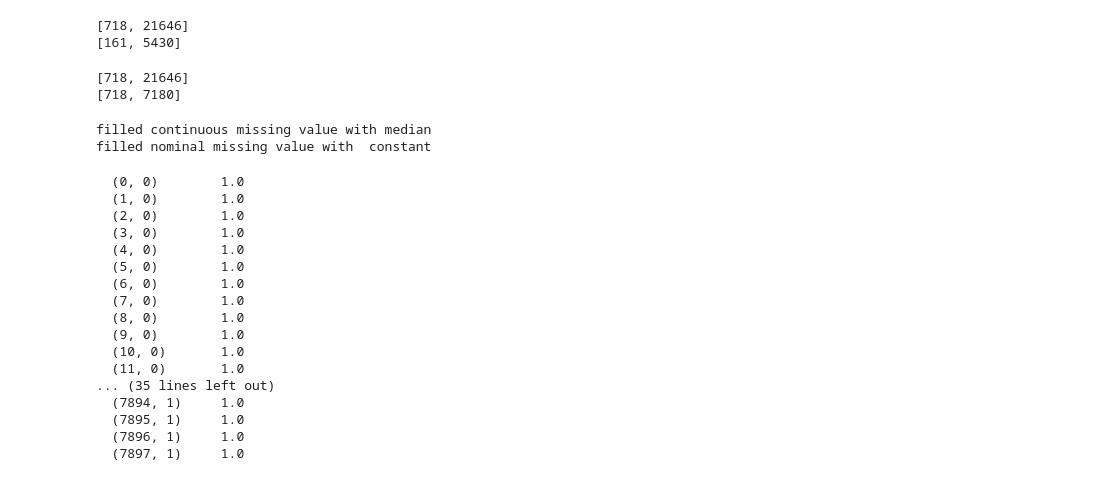
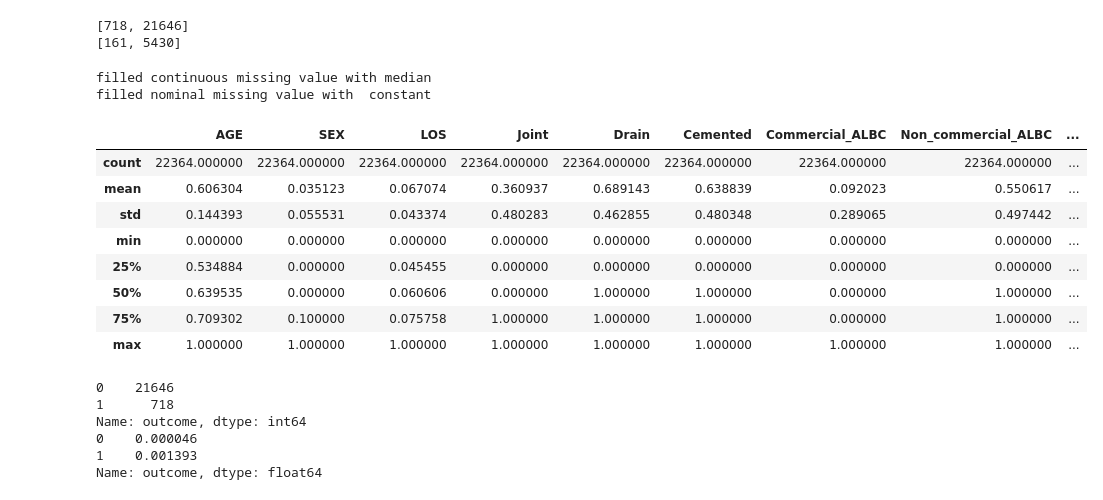
Before and after one commit to libao3128/Periprosthetic-Joint-Infection-Diagnosis-by-Multiple-Machine-Learning-Model, a Jupyter notebook: CNN.ipynb, the cells around one changed output. Saved outputs shown, nothing was run; the diff lists cells and outputs as text; code cells hidden in the pictures.

```diff
--- a/CNN.ipynb
+++ b/CNN.ipynb
@@ -54,18 +44,6 @@ print(sorted(val_y.value_counts()))
 # %% [output]
 [718, 21646]
 [161, 5430]
-# %%
-from imblearn.under_sampling import RandomUnderSampler as RUS
-
-print(sorted(train_y.value_counts()))
-
-rus = RUS(sampling_strategy=0.1,random_state=42)
-train_X,train_y = rus.fit_resample(train_X,train_y)
-
-print(sorted(train_y.value_counts()))
-# %% [output]
-[718, 21646]
-[718, 7180]
 # %%
 # Missing value imputation
 from sklearn.impute import SimpleImputer
@@ -107,25 +85,3 @@ cont,cate = tools.get_feature_kind(train_X,feature_kind)
 scaler = preprocessing.StandardScaler().fit(train_X[cont])
 train_X[cont] = scaler.transform(train_X[cont])
 val_X[cont] = scaler.transform(val_X[cont])
-# %%
-from sklearn.preprocessing import OneHotEncoder
-enc = OneHotEncoder()
-print(enc.fit_transform(train_y))
-# %% [output]
-  (0, 0)        1.0
-  (1, 0)        1.0
-  (2, 0)        1.0
-  (3, 0)        1.0
-  (4, 0)        1.0
-  (5, 0)        1.0
-  (6, 0)        1.0
-  (7, 0)        1.0
-  (8, 0)        1.0
-  (9, 0)        1.0
-  (10, 0)       1.0
-  (11, 0)       1.0
-... (35 lines left out)
-  (7894, 1)     1.0
-  (7895, 1)     1.0
-  (7896, 1)     1.0
-  (7897, 1)     1.0
@@ -152,0 +88,18 @@ val = torch.utils.data.TensorDataset(tensor_val_X, tensor_val_y)
+# %%
+from sklearn.preprocessing import MinMaxScaler
+
+scaler = MinMaxScaler()
+minmax_train = pd.DataFrame(scaler.fit_transform(train_X),columns=train_X.columns)
+minmax_val = pd.DataFrame(scaler.fit_transform(val_X),columns=train_X.columns)
+# %%
+minmax_train.describe()
+# %% [output]
+|  | AGE | SEX | LOS | Joint | Drain | Cemented | Commercial_ALBC | Non_commercial_ALBC | ... |
+| count | 22364.000000 | 22364.000000 | 22364.000000 | 22364.000000 | 22364.000000 | 22364.000000 | 22364.000000 | 22364.000000 | ... |
+| mean | 0.606304 | 0.035123 | 0.067074 | 0.360937 | 0.689143 | 0.638839 | 0.092023 | 0.550617 | ... |
+| std | 0.144393 | 0.055531 | 0.043374 | 0.480283 | 0.462855 | 0.480348 | 0.289065 | 0.497442 | ... |
+| min | 0.000000 | 0.000000 | 0.000000 | 0.000000 | 0.000000 | 0.000000 | 0.000000 | 0.000000 | ... |
+| 25% | 0.534884 | 0.000000 | 0.045455 | 0.000000 | 0.000000 | 0.000000 | 0.000000 | 0.000000 | ... |
+| 50% | 0.639535 | 0.000000 | 0.060606 | 0.000000 | 1.000000 | 1.000000 | 0.000000 | 1.000000 | ... |
+| 75% | 0.709302 | 0.100000 | 0.075758 | 1.000000 | 1.000000 | 1.000000 | 0.000000 | 1.000000 | ... |
+| max | 1.000000 | 1.000000 | 1.000000 | 1.000000 | 1.000000 | 1.000000 | 1.000000 | 1.000000 | ... |
@@ -153 +169,21 @@ val = torch.utils.data.TensorDataset(tensor_val_X, tensor_val_y)
+# %%
+from torch.utils.data.sampler import WeightedRandomSampler
+def balance_prob(y):
+    print(y.value_counts())
+    prob = 1/y.value_counts()
+    print(prob)
+    dataset_element_weights = [] # each element prob
+    for label_id in y:
+        dataset_element_weights.append(prob[label_id])
+    return dataset_element_weights
+
+balance_prob = balance_prob(train_y['outcome'])
+sampler = WeightedRandomSampler(weights=balance_prob,num_samples=len(map_train_y),replacement=True)
+# %% [output]
+0    21646
+1      718
+Name: outcome, dtype: int64
+0    0.000046
+1    0.001393
+Name: outcome, dtype: float64
 # %%
```
Also changed, not shown: parts of 14 cells of this notebook.
